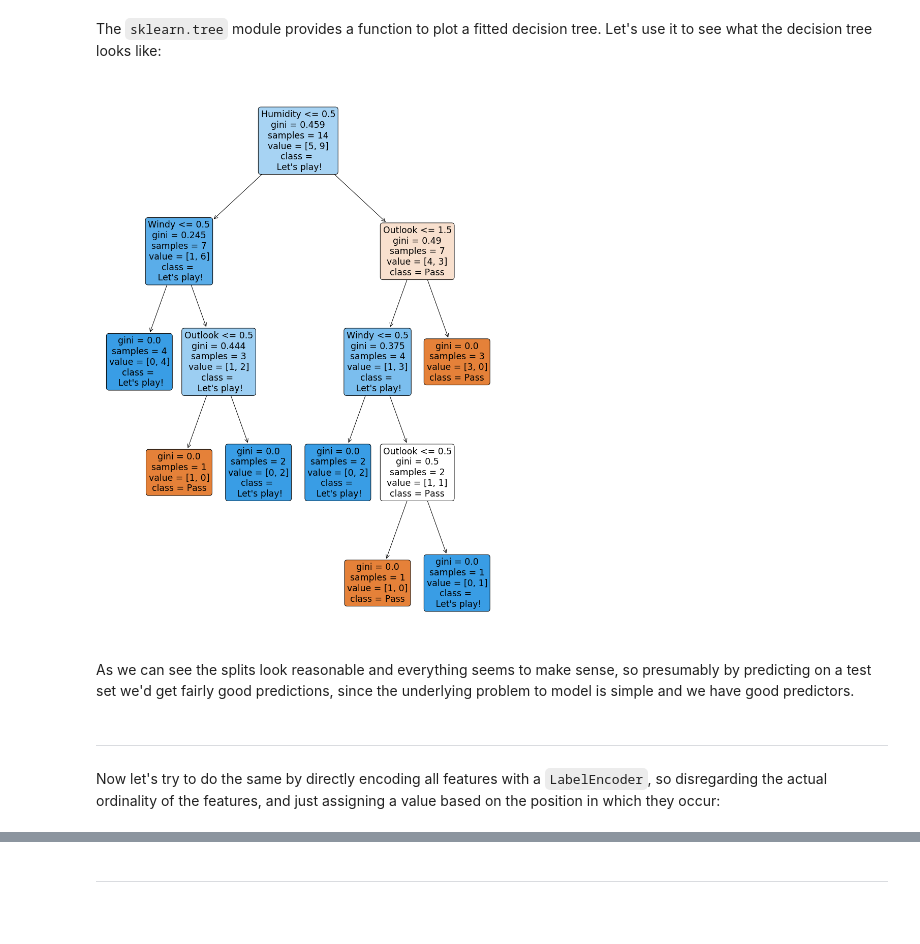
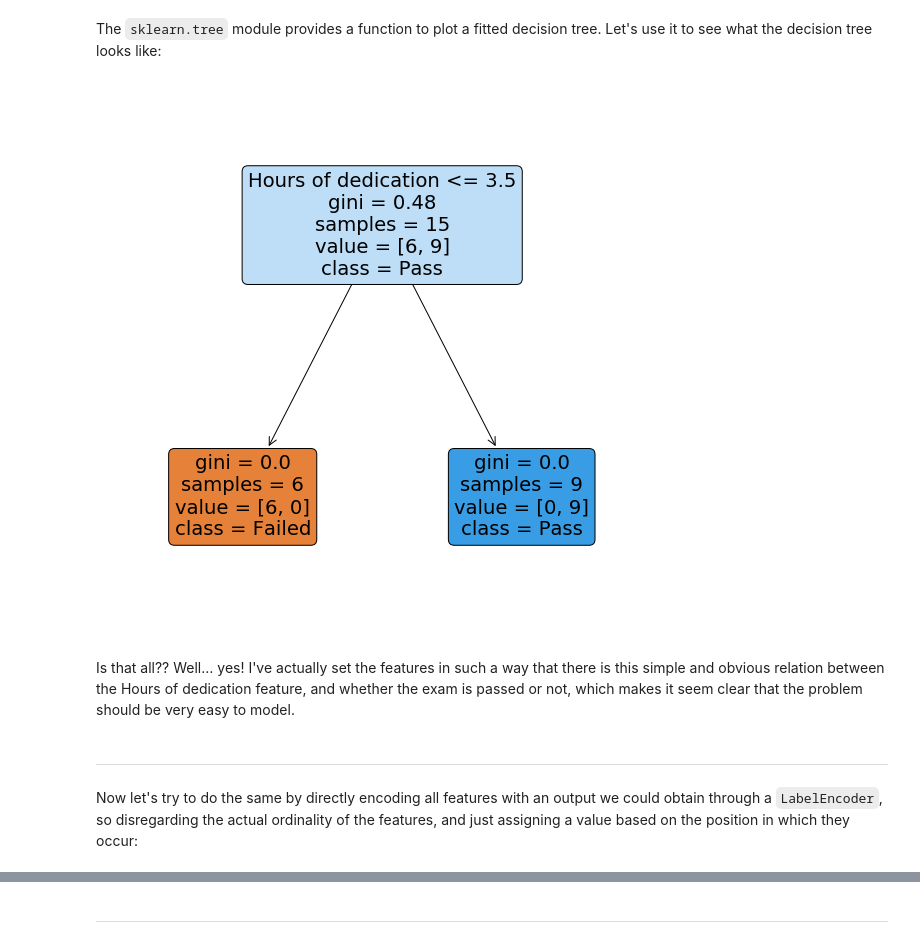
Before and after one commit to AlexanderNixon/Machine-learning-reads, a Jupyter notebook: Encoding_ordinal_features.ipynb, the cells around one changed output, grey strips where cells are left out. Drawn from its saved outputs; the diff is of its cells as text; code cells hidden in the pictures; blank space fills up the shorter version.

Commit message:
Guide on how to properly encode ordinal features

```diff
--- a/Encoding_ordinal_features.ipynb
+++ b/Encoding_ordinal_features.ipynb
@@ -62,3 +28,25 @@ df = pd.DataFrame(
+# %%
+df = pd.DataFrame(
+        {'Hours of dedication': pd.Categorical(
+              values =  ['20-25', '20-25', '5-10', '5-10', '40-45',
+                         '0-5', '15-20', '20-25', '30-35', '5-10',
+                         '10-15', '45-50', '20-25', '40-45', '30-35'],
+              categories=['0-5', '5-10', '10-15', '15-20',
+                          '20-25', '25-30','30-35','40-45', '45-50']),
+
+         'Assignments avg grade': pd.Categorical(
+             values =  ['B', 'C', 'F', 'C', 'B',
+                        'D', 'C', 'A', 'B', 'B',
+                        'D', 'A', 'D', 'D', 'C'],
+             categories=['F', 'D', 'C', 'B','A']),
+
+         'Result': pd.Categorical(
+             values = ['Pass', 'Pass', 'Fail', 'Fail', 'Pass',
+                       'Fail', 'Fail','Pass','Pass', 'Fail',
+                       'Fail', 'Pass', 'Pass', 'Pass', 'Pass'],
+             categories=['Fail', 'Pass'])
+        }
+    )
 # %% [markdown]
 I've defined all columns as `pd.Categorical`, having all categories start from the most *negative* value (that is, those that push the prediction towards No).
 
@@ -99,8 +93,8 @@ X.head()
 Now let's fit a `DecisionTreeClassifier`, and see how the tree has defined the splits:
 # %%
 dt = tree.DecisionTreeClassifier()
-X_right = X.drop(['PlayTennis'],1)
-y = df.PlayTennis
+X = X.drop(['Result'],1)
+y = df.Result
 dt.fit(X_right, y)
 # %% [output]
 DecisionTreeClassifier(ccp_alpha=0.0, class_weight=None, criterion='gini',
@@ -112,18 +106,18 @@ DecisionTreeClassifier(ccp_alpha=0.0, class_weight=None, criterion='gini',
 # %% [markdown]
 The `sklearn.tree` module provides a function to plot a fitted decision tree. Let's use it to see what the decision tree looks like:
 # %%
-rcParams['figure.figsize'] = 14, 20
+rcParams['figure.figsize'] = 10, 10
 g = tree.plot_tree(dt,
-                   feature_names = X_right.columns,
-                   class_names=['Pass', "\n Let's play!"],
+                   feature_names = X.columns,
+                   class_names=['Failed', "Pass"],
                    filled = True,
                    label='all',
                    rounded=True)
 # %% [output]
-[figure, old version]
+[figure, new version]
-# %% [markdown]
-As we can see the splits look reasonable and everything seems to make sense, so presumably by predicting on a test set we'd get fairly good predictions, since the underlying problem to model is simple and we have good predictors.
+# %% [markdown]
+Is that all?? Well… yes! I've actually set the features in such a way that there is this simple and obvious relation between the Hours of dedication feature, and whether the exam is passed or not, which makes it seem clear that the problem should be very easy to model.
 # %% [markdown]
 ----
 # %% [markdown]
-Now let's try to do the same by directly encoding all features with a `LabelEncoder`, so disregarding the actual ordinality of the features, and just assigning a value based on the position in which they occur:
+Now let's try to do the same by directly encoding all features with an output we could obtain through a `LabelEncoder`, so disregarding the actual ordinality of the features, and just assigning a value based on the position in which they occur:
```
Also changed, not shown: parts of 12 cells of this notebook.
